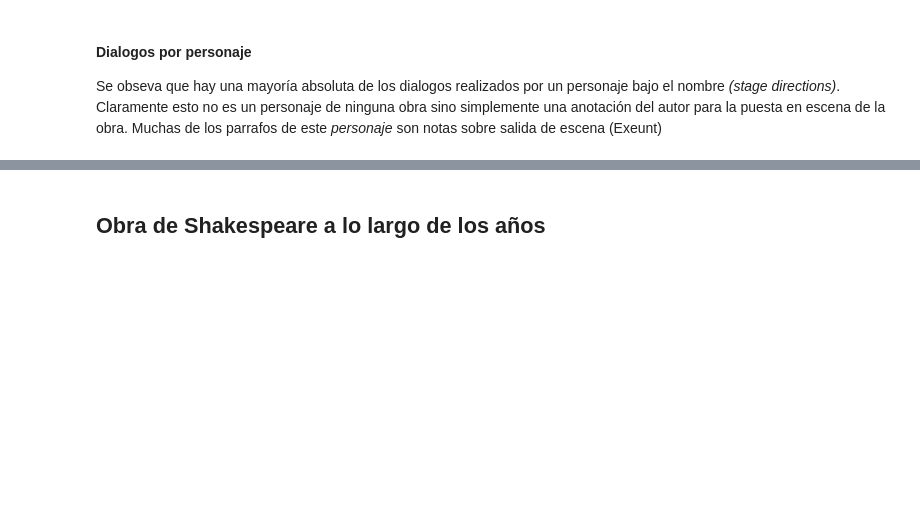
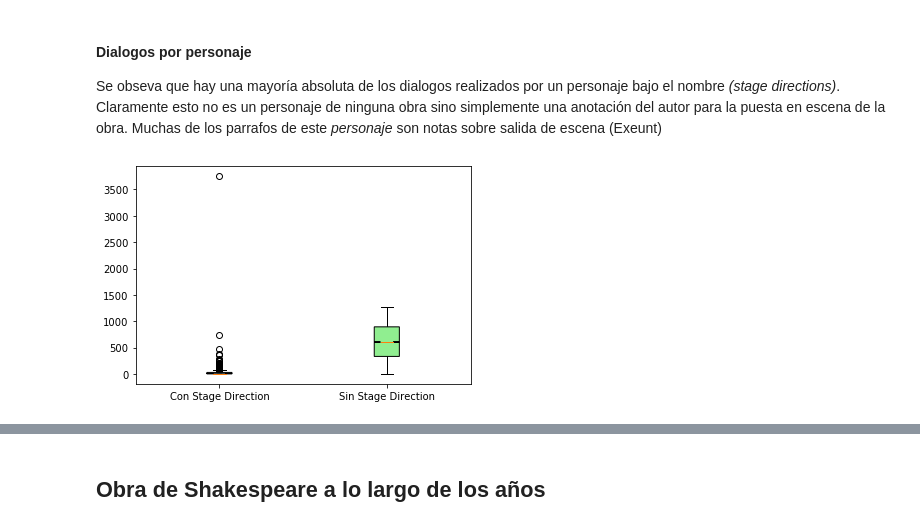
Before and after one commit to srobaina99/Introducci-n-a-ciencia-de-datos, a Jupyter notebook: shakespeare_t1.ipynb, the cells around one changed output, grey strips where cells are left out. Saved outputs shown, nothing was run; the diff lists cells and outputs as text; code cells hidden in the pictures; blank space fills up the shorter version.

Commit message:
Agregamos boxplt y visualizaciones

```diff
--- a/shakespeare_t1.ipynb
+++ b/shakespeare_t1.ipynb
@@ -157,3 +158,23 @@ Se obseva que hay una mayoría absoluta de los dialogos realizados por un person
 # %%
 #Dialogos del personaje más recurrente (stage directions)
 #df_paragraphs[df_paragraphs["character_id"]==1261]
+# %%
+#mask = df_paragraphs["character_id"].value_counts()>100
+data1 = df_paragraphs["character_id"].value_counts()
+data2 = df_paragraphs[df_paragraphs["character_id"]!=1261]["character_id"]
+#Boxplots de las apariciones de los personajes con y sin outlier
+fig, ax = plt.subplots()
+boxplots = ax.boxplot([data1, data2],notch=True, patch_artist=True)
+
+# Personalizar los colores de los boxplots
+colors = ['lightblue', 'lightgreen']
+for patch, color in zip(boxplots['boxes'], colors):
+    patch.set_facecolor(color)
+
+# Etiquetas de los grupos
+groups = ['Con Stage Direction', 'Sin Stage Direction']
+ax.set_xticklabels(groups)
+
+plt.show()
+# %% [output]
+[figure, added]
```
Also changed, not shown: parts of 14 cells of this notebook.
